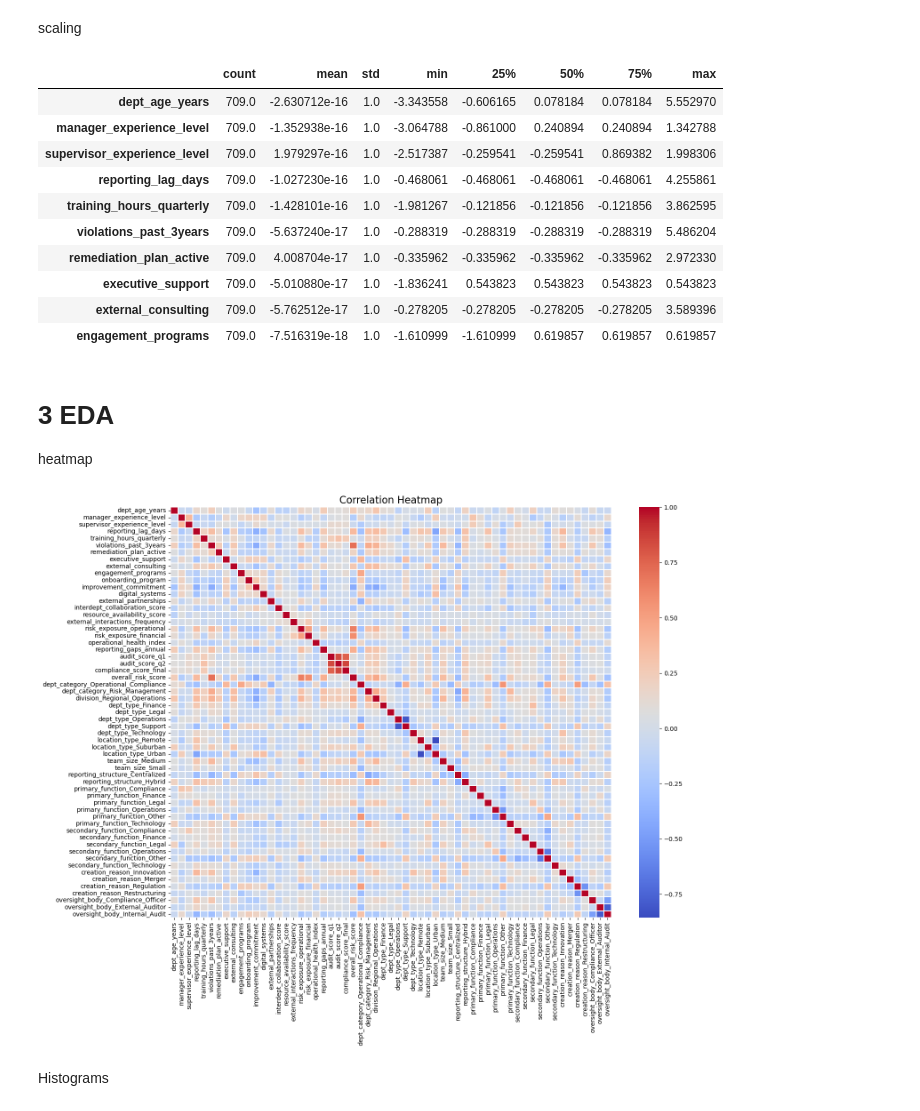
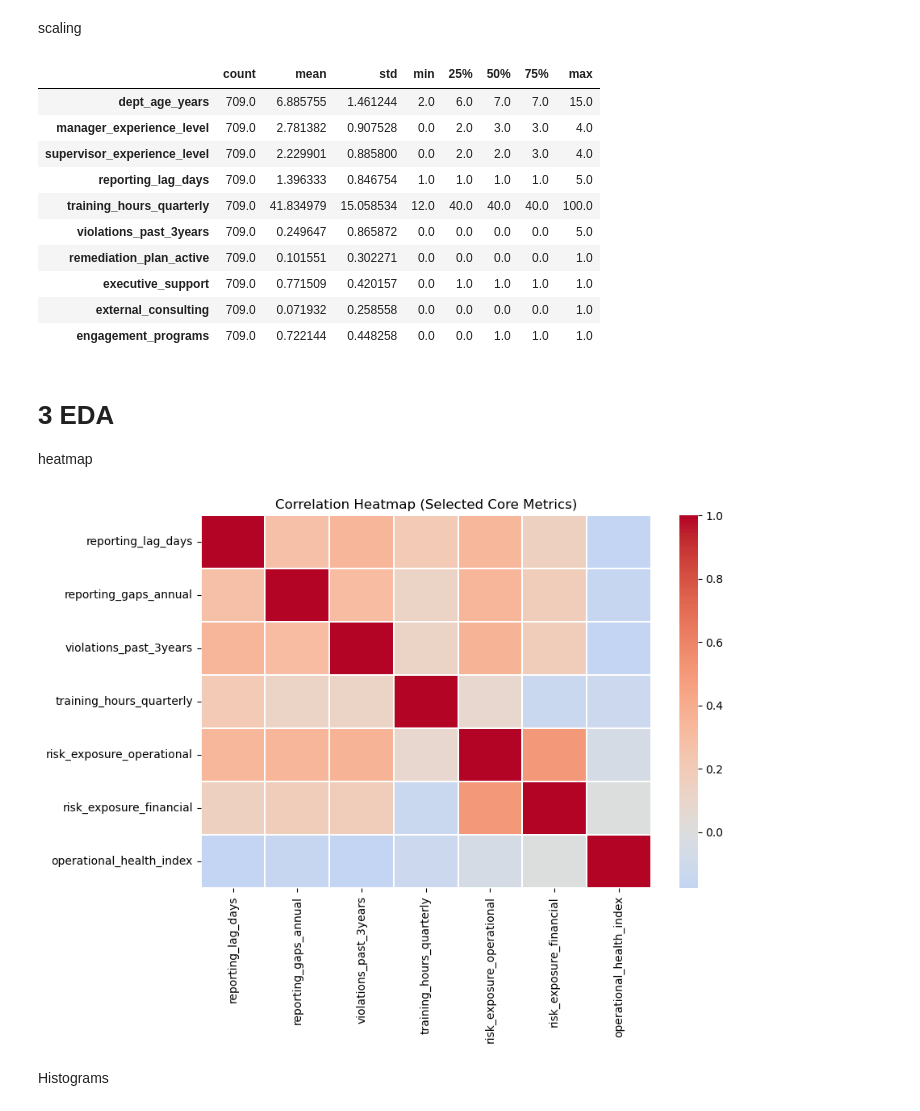
Before and after one commit to deniztaylan06/PROJECT_321551, a Jupyter notebook: main.ipynb, the cells around one changed output. Drawn from its saved outputs; the diff is of its cells as text; code cells hidden in the pictures.

```diff
--- a/main.ipynb
+++ b/main.ipynb
@@ -305,18 +305,16 @@ departments_encoded.select_dtypes(include=["object"])
 
 preparing data
 # %%
-#making a copy
-scaling = departments_encoded.copy()
+# --- Preparing data for later pipeline-based scaling
+# Create a stable working dataframe name
+df = departments.copy()
+print("df created from departments:", df.shape)
 
-#identifying columns not to be scaled
+scaling = df.copy()
+
 not_scaled = ["dept_id", "dept_name"]
+num_cols = [col for col in scaling.columns
+            if scaling[col].dtype != "object" and col not in not_scaled]
 
-#identifying numerical columns to be scaled
-num_cols = scaling.select_dtypes(include=["float64", "int64"]).columns
-
-#excluding columns not to be scaled
-num_cols = [col for col in num_cols if col not in not_scaled]
-
-#sample of numerical columns and their count
 num_cols[:10], len(num_cols)
 # %% [output]
@@ -336,44 +335,43 @@ scaling
 # %%
 scaled = scaling.copy()
 
-not_scaled = ["dept_id", "dept_name"]
-
-num_cols = [col for col in scaled.columns if scaled[col].dtype != "object" and col not in not_scaled]
-#applying standard scaling
-for col in num_cols:
-    mean = scaled[col].mean()
-    std = scaled[col].std()
-    # only scale if std is not zero to avoid division by zero
-    if std != 0:
-        scaled[col] = (scaled[col] - mean) / std
-
-
 scaled[num_cols].describe().T.head(10)
 # %% [output]
 |  | count | mean | std | min | 25% | 50% | 75% | max |
-| dept_age_years | 709.0 | -2.630712e-16 | 1.0 | -3.343558 | -0.606165 | 0.078184 | 0.078184 | 5.552970 |
-| manager_experience_level | 709.0 | -1.352938e-16 | 1.0 | -3.064788 | -0.861000 | 0.240894 | 0.240894 | 1.342788 |
-| supervisor_experience_level | 709.0 | 1.979297e-16 | 1.0 | -2.517387 | -0.259541 | -0.259541 | 0.869382 | 1.998306 |
-| reporting_lag_days | 709.0 | -1.027230e-16 | 1.0 | -0.468061 | -0.468061 | -0.468061 | -0.468061 | 4.255861 |
-| training_hours_quarterly | 709.0 | -1.428101e-16 | 1.0 | -1.981267 | -0.121856 | -0.121856 | -0.121856 | 3.862595 |
-| violations_past_3years | 709.0 | -5.637240e-17 | 1.0 | -0.288319 | -0.288319 | -0.288319 | -0.288319 | 5.486204 |
-| remediation_plan_active | 709.0 | 4.008704e-17 | 1.0 | -0.335962 | -0.335962 | -0.335962 | -0.335962 | 2.972330 |
-| executive_support | 709.0 | -5.010880e-17 | 1.0 | -1.836241 | 0.543823 | 0.543823 | 0.543823 | 0.543823 |
-| external_consulting | 709.0 | -5.762512e-17 | 1.0 | -0.278205 | -0.278205 | -0.278205 | -0.278205 | 3.589396 |
-| engagement_programs | 709.0 | -7.516319e-18 | 1.0 | -1.610999 | -1.610999 | 0.619857 | 0.619857 | 0.619857 |
+| dept_age_years | 709.0 | 6.885755 | 1.461244 | 2.0 | 6.0 | 7.0 | 7.0 | 15.0 |
+| manager_experience_level | 709.0 | 2.781382 | 0.907528 | 0.0 | 2.0 | 3.0 | 3.0 | 4.0 |
+| supervisor_experience_level | 709.0 | 2.229901 | 0.885800 | 0.0 | 2.0 | 2.0 | 3.0 | 4.0 |
+| reporting_lag_days | 709.0 | 1.396333 | 0.846754 | 1.0 | 1.0 | 1.0 | 1.0 | 5.0 |
+| training_hours_quarterly | 709.0 | 41.834979 | 15.058534 | 12.0 | 40.0 | 40.0 | 40.0 | 100.0 |
+| violations_past_3years | 709.0 | 0.249647 | 0.865872 | 0.0 | 0.0 | 0.0 | 0.0 | 5.0 |
+| remediation_plan_active | 709.0 | 0.101551 | 0.302271 | 0.0 | 0.0 | 0.0 | 0.0 | 1.0 |
+| executive_support | 709.0 | 0.771509 | 0.420157 | 0.0 | 1.0 | 1.0 | 1.0 | 1.0 |
+| external_consulting | 709.0 | 0.071932 | 0.258558 | 0.0 | 0.0 | 0.0 | 0.0 | 1.0 |
+| engagement_programs | 709.0 | 0.722144 | 0.448258 | 0.0 | 0.0 | 1.0 | 1.0 | 1.0 |
 # %% [markdown]
 # 3 EDA
 
 heatmap
 # %%
-corr = scaled.drop(columns=not_scaled, errors='ignore')
+core_corr_cols = [
+    "reporting_lag_days",
+    "reporting_gaps_annual",
+    "violations_past_3years",
+    "training_hours_quarterly",
+    "risk_exposure_operational",
+    "risk_exposure_financial",
+    "operational_health_index"
+]
 
-plt.figure(figsize=(16, 12))
-sns.heatmap(corr.corr(), cmap='coolwarm', linewidths=0.2)
-plt.title("Correlation Heatmap", fontsize=16)
+available_cols = [c for c in core_corr_cols if c in df.columns]
+
+plt.figure(figsize=(9, 6))
+sns.heatmap(df[available_cols].corr(numeric_only=True),
+            cmap="coolwarm", center=0, linewidths=0.3)
+plt.title("Correlation Heatmap (Selected Core Metrics)")
 plt.show()
 # %% [output]
-[figure, old version]
+[figure, new version]
 # %% [markdown]
 Histograms
 # %%
```
Also changed, not shown: parts of 16 cells of this notebook, 7 other files.
